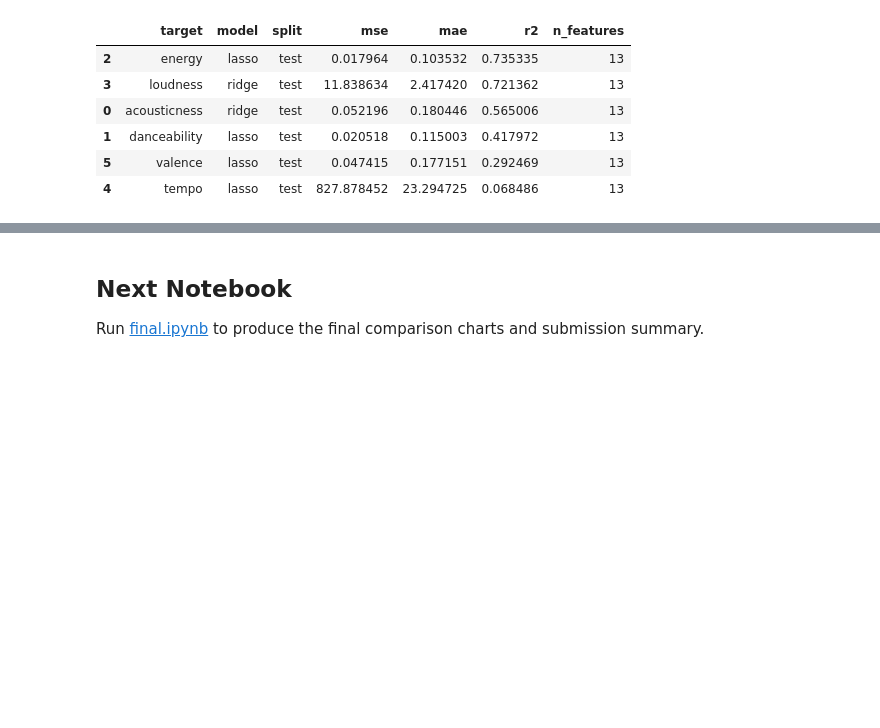
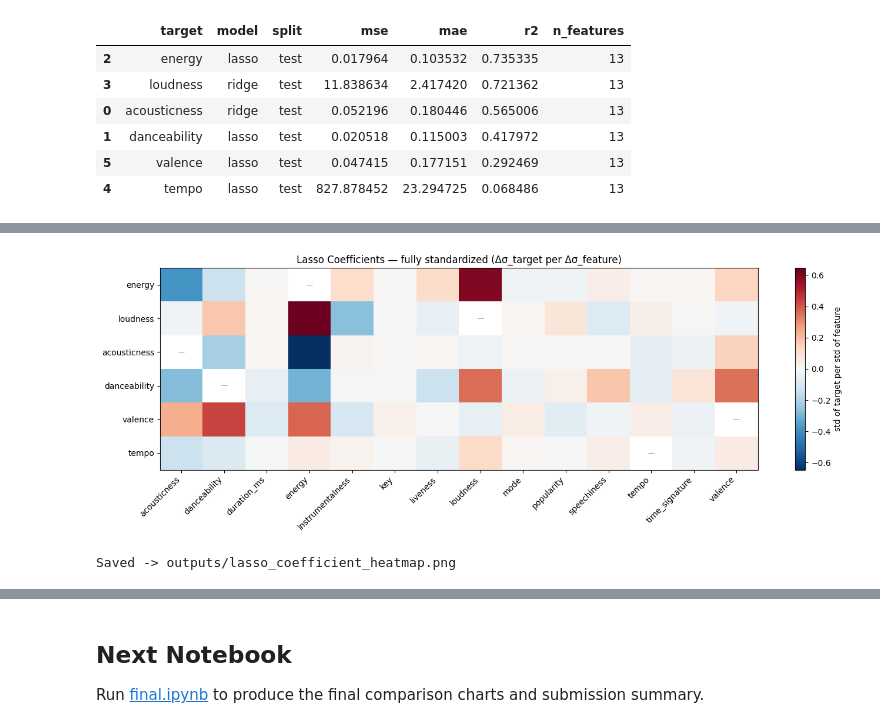
Before and after one commit to midhun-sadanand/danceable, a Jupyter notebook: regularized_models.ipynb, the cells around one changed output, grey strips where cells are left out. Saved outputs shown, nothing was run; the diff lists cells and outputs as text; code cells hidden in the pictures; blank space fills up the shorter version.

```diff
--- a/regularized_models.ipynb
+++ b/regularized_models.ipynb
@@ -196,0 +292,33 @@ Saved -> outputs/best_model_by_target.csv
+# %%
+# Rescale coefficients by target std so the heatmap is comparable across targets.
+# (Same fits, same sparsity — just unit-normalized for visualization.)
+target_order = best_by_target["target"].tolist()
+y_stds = train_df[target_order].std()
+plot_df = coef_df.loc[target_order].div(y_stds, axis=0)
+
+fig, ax = plt.subplots(figsize=(14, 5))
+vmax = float(np.nanmax(np.abs(plot_df.values)))
+im = ax.imshow(plot_df.values, cmap="RdBu_r", vmin=-vmax, vmax=vmax, aspect="auto")
+ax.set_xticks(range(len(plot_df.columns)))
+ax.set_xticklabels(plot_df.columns, rotation=45, ha="right")
+ax.set_yticks(range(len(plot_df.index)))
+ax.set_yticklabels(plot_df.index)
+ax.set_title("Lasso Coefficients — fully standardized (Δσ_target per Δσ_feature)")
+
+for i in range(plot_df.shape[0]):
+    for j in range(plot_df.shape[1]):
+        v = plot_df.values[i, j]
+        if pd.isna(v):
+            ax.text(j, i, "—", ha="center", va="center", fontsize=8, color="gray")
+        elif abs(v) < 1e-9:
+            ax.text(j, i, "0", ha="center", va="center", fontsize=7, color="black")
+
+plt.colorbar(im, ax=ax, label="std of target per std of feature")
+plt.tight_layout()
+heatmap_path = outputs_dir / "lasso_coefficient_heatmap.png"
+plt.savefig(heatmap_path, dpi=120, bbox_inches="tight")
+plt.show()
+print(f"Saved -> {heatmap_path}")
+# %% [output]
+[figure, added]
+Saved -> outputs/lasso_coefficient_heatmap.png
```
Also changed, not shown: parts of 7 cells of this notebook, 37 other files.
